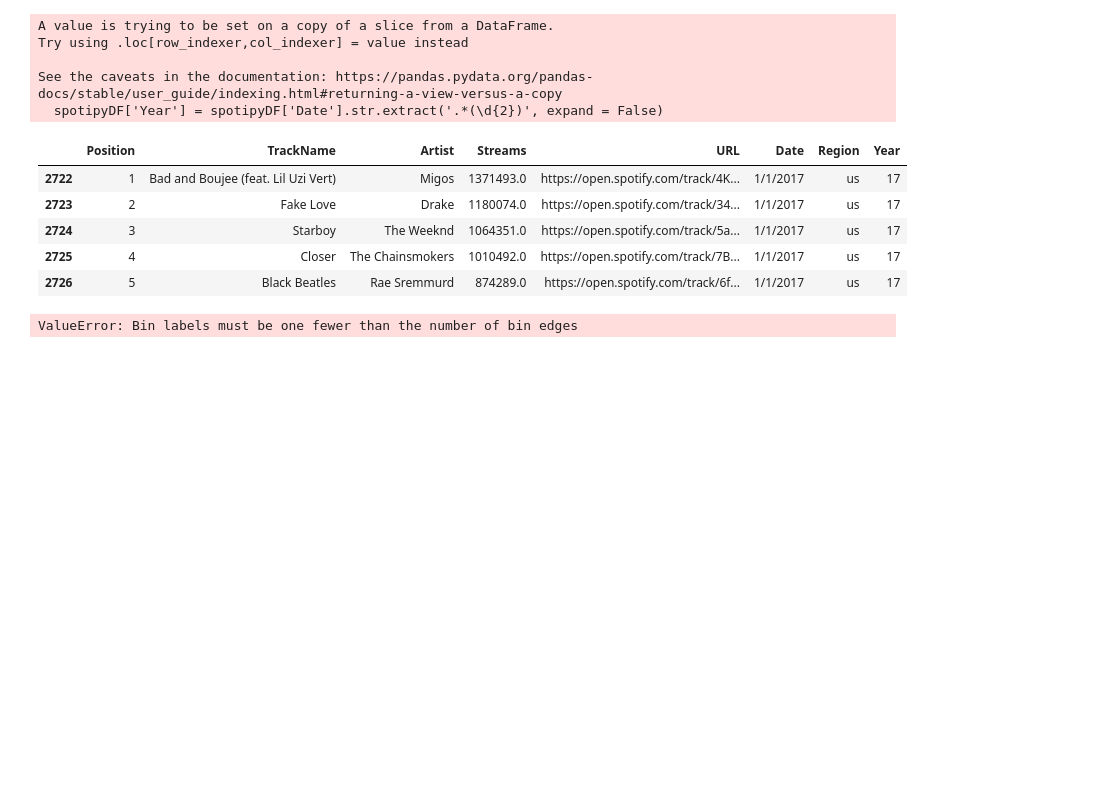
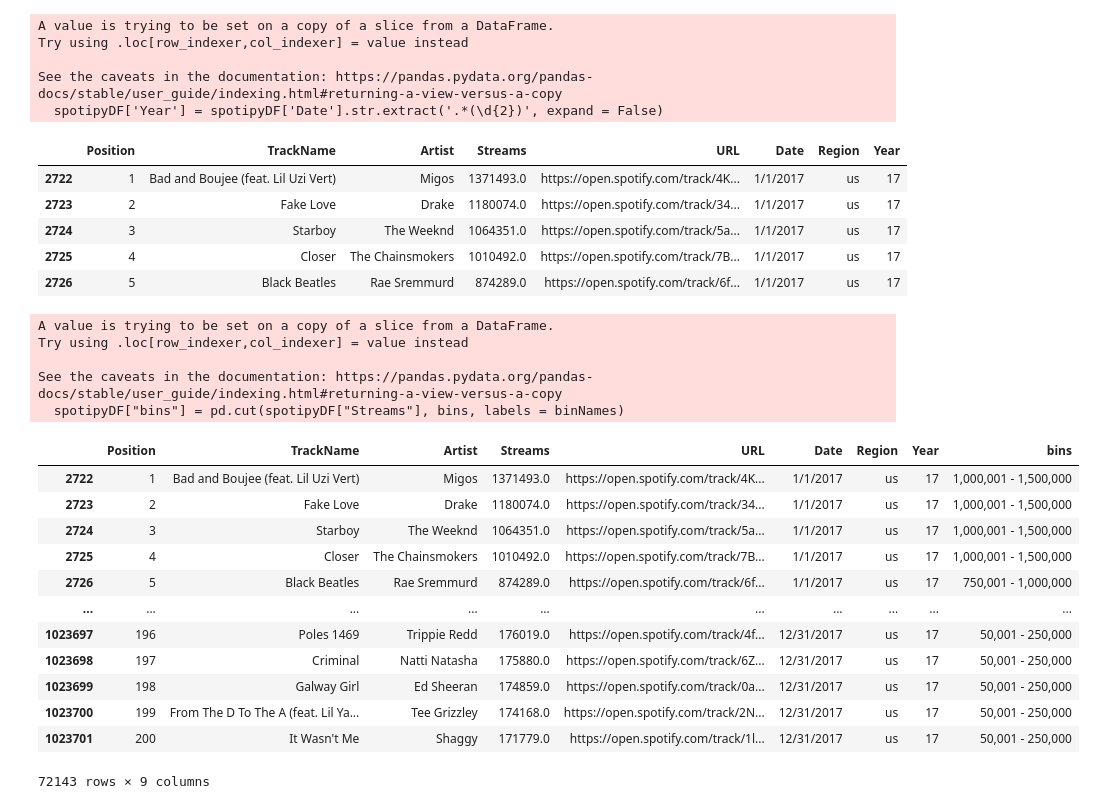
Before and after one commit to iastanehasl/Project-One, a Jupyter notebook: SpotipyProject.ipynb, the cells around one changed output. Drawn from its saved outputs; the diff is of its cells as text; code cells hidden in the pictures; blank space fills up the shorter version.

Commit message:
Saved the SpotipyProject file. Adding final merged data.

```diff
--- a/SpotipyProject.ipynb
+++ b/SpotipyProject.ipynb
@@ -104,13 +104,30 @@ See the caveats in the documentation: https://pandas.pydata.org/pandas-docs/stab
 # %%
 # Create buckets of streaming values
 
-bins = [0, 50000, 250000, 500000 , 750000, 1000000, 1500000, 2000000, 2500000, 3000000]
-binNames = ["<50,000","50,001 - 250,000", "250,001 - 500,000", "500,001 - 750,000", "750,001 - 1,000,000", "1,000,001 - 1,500,000", "1,500,001 - 2,000,000", "2,000,001 - 2,500,000", "2,500,001 - 3,000,000", ">3,000,001"]
+bins = [0, 50000, 250000, 500000 , 750000, 1000000, 1500000, 2000000, 2500000, 9999999]
+binNames = ["<50,000","50,001 - 250,000", "250,001 - 500,000", "500,001 - 750,000", "750,001 - 1,000,000", "1,000,001 - 1,500,000", "1,500,001 - 2,000,000", "2,000,001 - 2,500,000", ">2,500,000"]
 spotipyDF["bins"] = pd.cut(spotipyDF["Streams"], bins, labels = binNames)
 grouping = spotipyDF.groupby("bins")
 spotipyDF
 # %% [output]
-ValueError: Bin labels must be one fewer than the number of bin edges
+A value is trying to be set on a copy of a slice from a DataFrame.
+Try using .loc[row_indexer,col_indexer] = value instead
+
+See the caveats in the documentation: https://pandas.pydata.org/pandas-docs/stable/user_guide/indexing.html#returning-a-view-versus-a-copy
+  spotipyDF["bins"] = pd.cut(spotipyDF["Streams"], bins, labels = binNames)
+|  | Position | TrackName | Artist | Streams | URL | Date | Region | Year | bins |
+| 2722 | 1 | Bad and Boujee (feat. Lil Uzi Vert) | Migos | 1371493.0 | https://open.spotify.com/track/4K... | 1/1/2017 | us | 17 | 1,000,001 - 1,500,000 |
+| 2723 | 2 | Fake Love | Drake | 1180074.0 | https://open.spotify.com/track/34... | 1/1/2017 | us | 17 | 1,000,001 - 1,500,000 |
+| 2724 | 3 | Starboy | The Weeknd | 1064351.0 | https://open.spotify.com/track/5a... | 1/1/2017 | us | 17 | 1,000,001 - 1,500,000 |
+| 2725 | 4 | Closer | The Chainsmokers | 1010492.0 | https://open.spotify.com/track/7B... | 1/1/2017 | us | 17 | 1,000,001 - 1,500,000 |
+| 2726 | 5 | Black Beatles | Rae Sremmurd | 874289.0 | https://open.spotify.com/track/6f... | 1/1/2017 | us | 17 | 750,001 - 1,000,000 |
+| ... | ... | ... | ... | ... | ... | ... | ... | ... | ... |
+| 1023697 | 196 | Poles 1469 | Trippie Redd | 176019.0 | https://open.spotify.com/track/4f... | 12/31/2017 | us | 17 | 50,001 - 250,000 |
+| 1023698 | 197 | Criminal | Natti Natasha | 175880.0 | https://open.spotify.com/track/6Z... | 12/31/2017 | us | 17 | 50,001 - 250,000 |
+| 1023699 | 198 | Galway Girl | Ed Sheeran | 174859.0 | https://open.spotify.com/track/0a... | 12/31/2017 | us | 17 | 50,001 - 250,000 |
+| 1023700 | 199 | From The D To The A (feat. Lil Ya... | Tee Grizzley | 174168.0 | https://open.spotify.com/track/2N... | 12/31/2017 | us | 17 | 50,001 - 250,000 |
+| 1023701 | 200 | It Wasn't Me | Shaggy | 171779.0 | https://open.spotify.com/track/1l... | 12/31/2017 | us | 17 | 50,001 - 250,000 |
+72143 rows × 9 columns
 # %%
 spotipyDF = spotipyDF[spotipyDF.Year != '18']
 # %%
```
Also changed, not shown: 1 other file.
